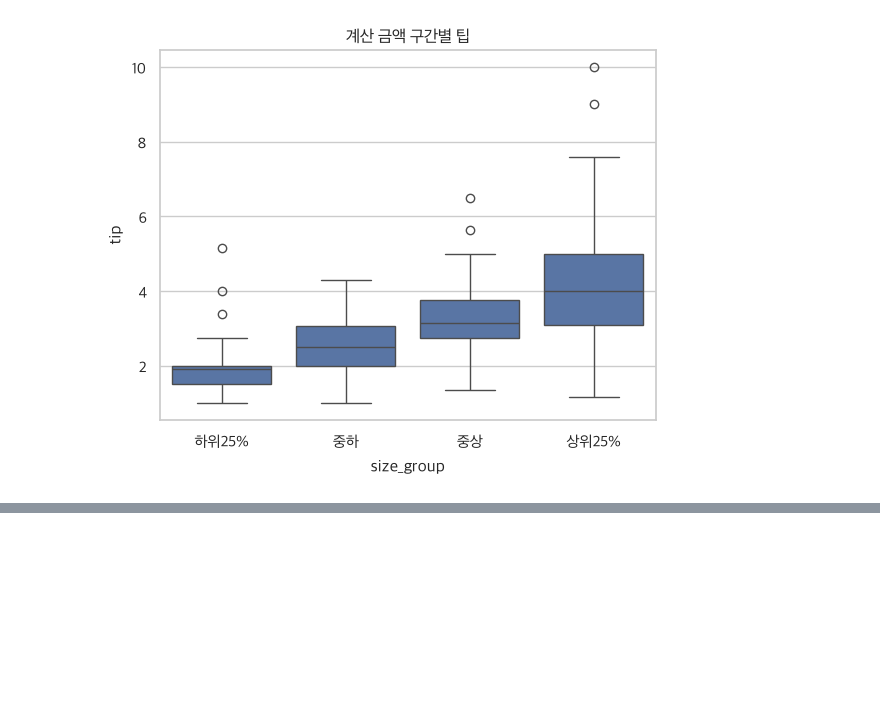
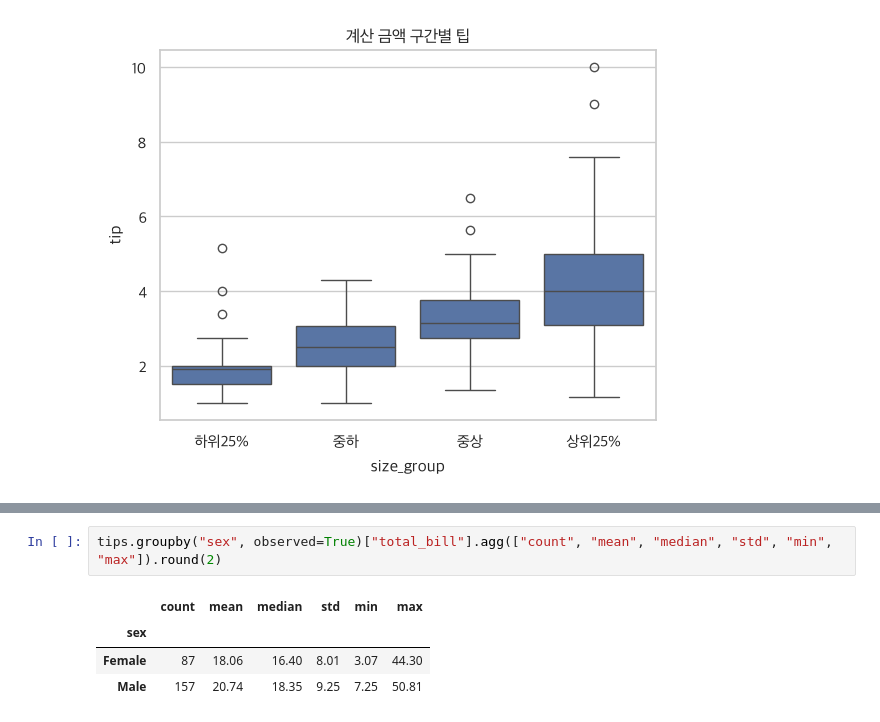
Before and after one commit to YoonTae98/machine_learning, a Jupyter notebook: 01.ipynb, the cells around one changed output, grey strips where cells are left out. Cells and saved outputs as stored; diff of their text form; blank space fills up the shorter version.

```diff
--- a/01.ipynb
+++ b/01.ipynb
@@ -699,0 +734,7 @@ plt.show()
+# %%
+tips.groupby("sex", observed=True)["total_bill"].agg(["count", "mean", "median", "std", "min", "max"]).round(2)
+# %% [output]
+|  | count | mean | median | std | min | max |
+| sex |  |  |  |  |  |  |
+| Female | 87 | 18.06 | 16.40 | 8.01 | 3.07 | 44.30 |
+| Male | 157 | 20.74 | 18.35 | 9.25 | 7.25 | 50.81 |
```
Also changed, not shown: parts of 5 cells of this notebook, 1 other file.
